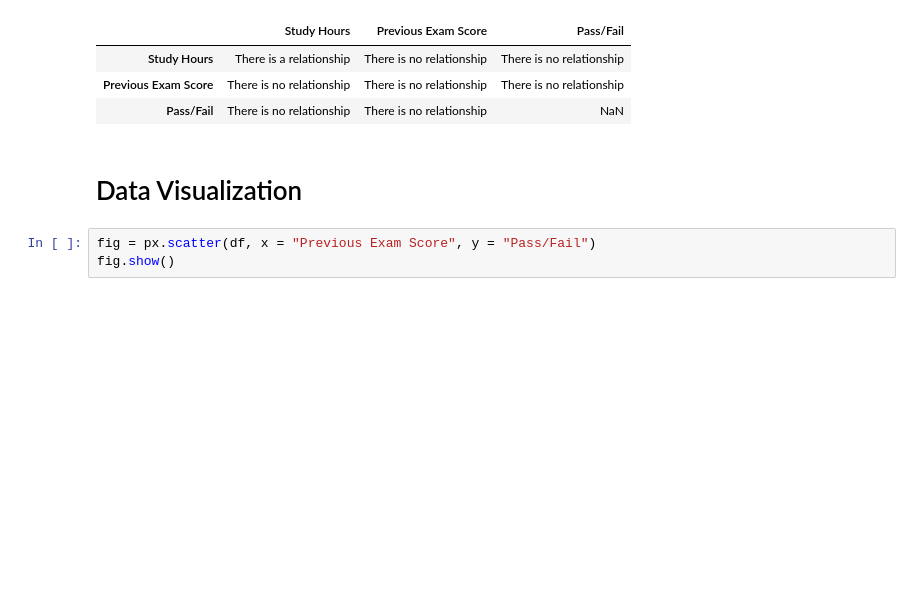
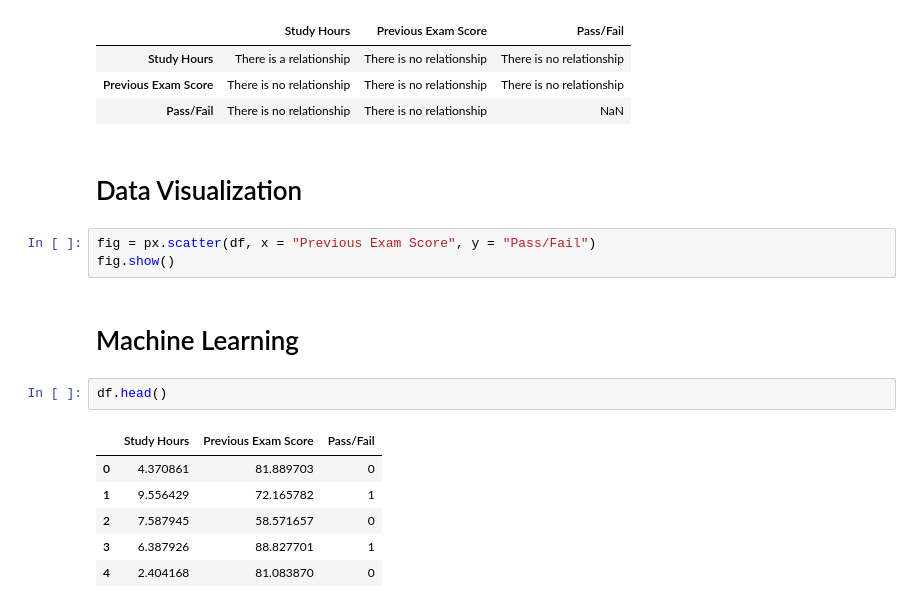
Before and after one commit to Saravanan-20G/Dataset-Studentexam, a Jupyter notebook: studentexam.ipynb, the cells around one changed output. Drawn from its saved outputs; the diff is of its cells as text; blank space fills up the shorter version.

```diff
--- a/studentexam.ipynb
+++ b/studentexam.ipynb
@@ -262,3 +221,14 @@ comperativeColumn_result
 # %%
 fig = px.scatter(df, x = "Previous Exam Score", y = "Pass/Fail")
 fig.show()
+# %% [markdown]
+# Machine Learning
+# %%
+df.head()
+# %% [output]
+|  | Study Hours | Previous Exam Score | Pass/Fail |
+| 0 | 4.370861 | 81.889703 | 0 |
+| 1 | 9.556429 | 72.165782 | 1 |
+| 2 | 7.587945 | 58.571657 | 0 |
+| 3 | 6.387926 | 88.827701 | 1 |
+| 4 | 2.404168 | 81.083870 | 0 |
```
Also changed, not shown: parts of 9 cells of this notebook.
